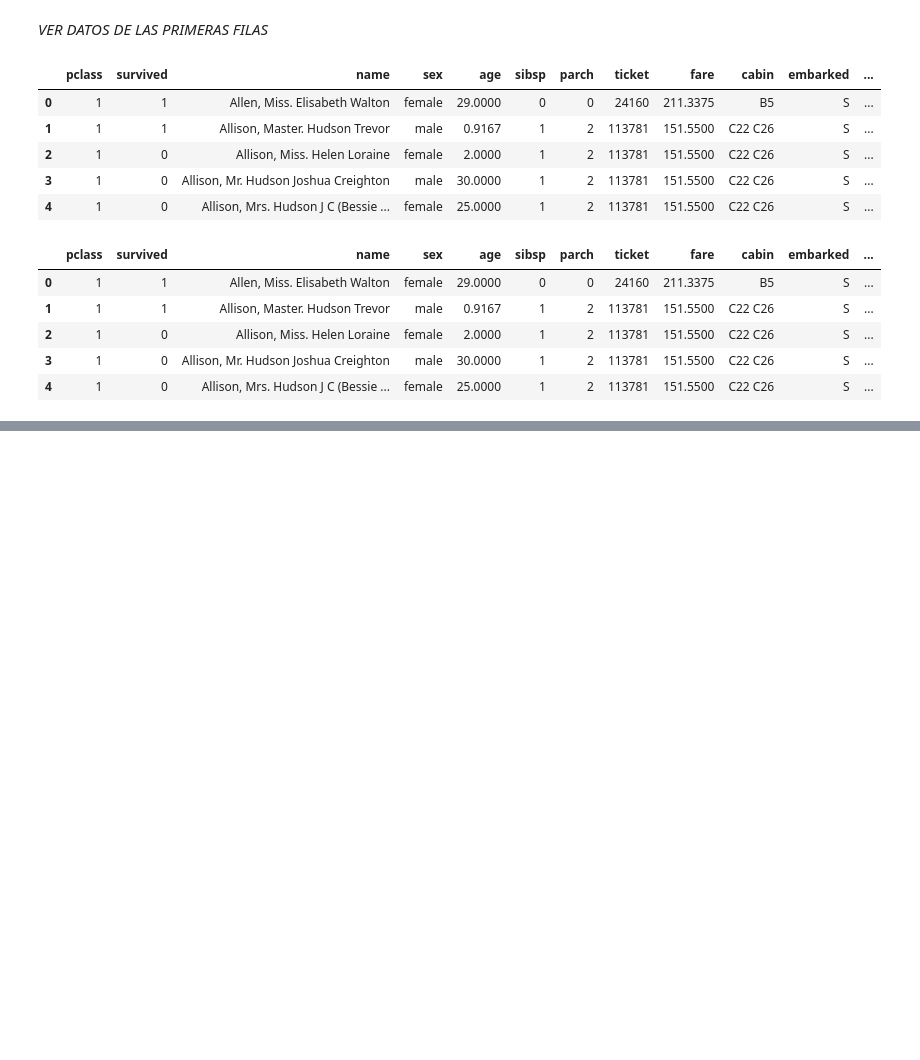
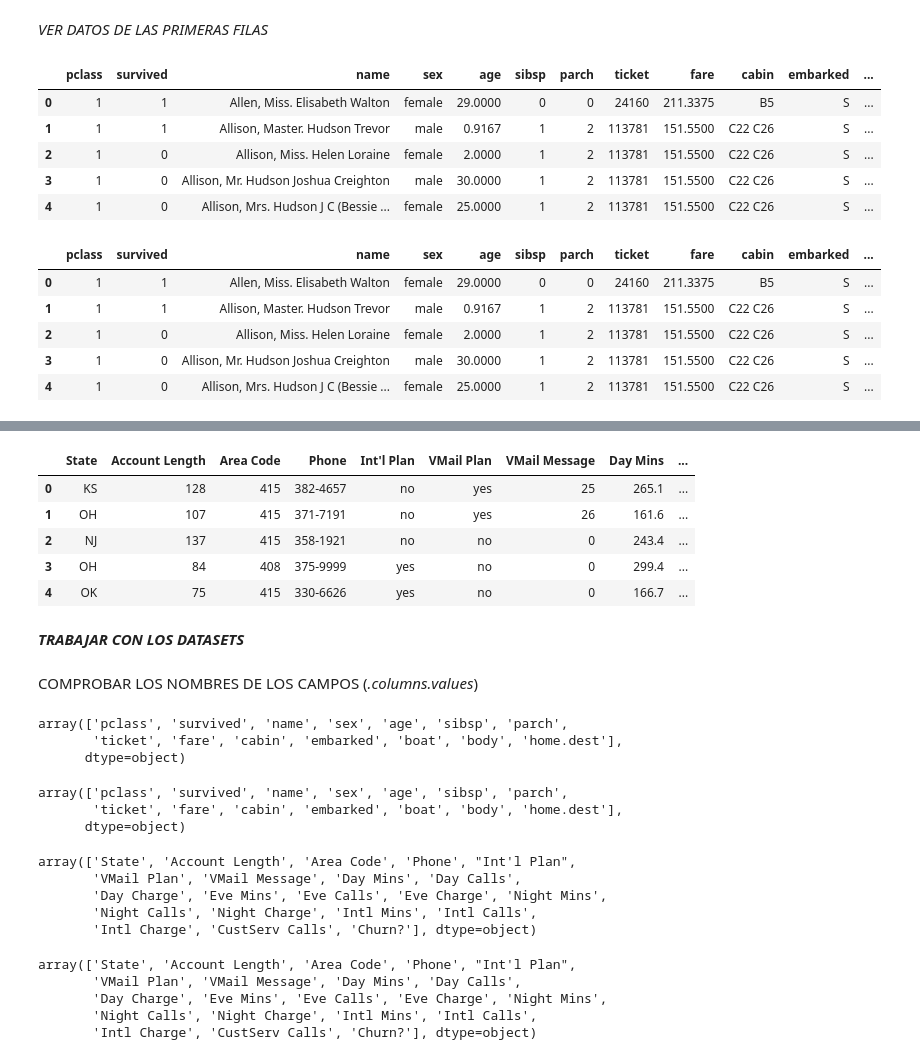
Before and after one commit to javilledo/MachineLearning, a Jupyter notebook: notebooks/t01_01_titanic.ipynb, the cells around one changed output, grey strips where cells are left out. Drawn from its saved outputs; the diff is of its cells as text; code cells hidden in the pictures; blank space fills up the shorter version.

```diff
--- a/notebooks/t01_01_titanic.ipynb
+++ b/notebooks/t01_01_titanic.ipynb
@@ -44,0 +76,41 @@ data_from_url.head()
+# %%
+txt_from_url.head()
+# %% [output]
+|  | State | Account Length | Area Code | Phone | Int'l Plan | VMail Plan | VMail Message | Day Mins | ... |
+| 0 | KS | 128 | 415 | 382-4657 | no | yes | 25 | 265.1 | ... |
+| 1 | OH | 107 | 415 | 371-7191 | no | yes | 26 | 161.6 | ... |
+| 2 | NJ | 137 | 415 | 358-1921 | no | no | 0 | 243.4 | ... |
+| 3 | OH | 84 | 408 | 375-9999 | yes | no | 0 | 299.4 | ... |
+| 4 | OK | 75 | 415 | 330-6626 | yes | no | 0 | 166.7 | ... |
+# %% [markdown]
+***TRABAJAR CON LOS DATASETS***
+# %% [markdown]
+COMPROBAR LOS NOMBRES DE LOS CAMPOS (*.columns.values*)
+# %%
+csv_from_local.columns.values
+# %% [output]
+array(['pclass', 'survived', 'name', 'sex', 'age', 'sibsp', 'parch',
+       'ticket', 'fare', 'cabin', 'embarked', 'boat', 'body', 'home.dest'],
+      dtype=object)
+# %%
+csv_from_url.columns.values
+# %% [output]
+array(['pclass', 'survived', 'name', 'sex', 'age', 'sibsp', 'parch',
+       'ticket', 'fare', 'cabin', 'embarked', 'boat', 'body', 'home.dest'],
+      dtype=object)
+# %%
+txt_from_local.columns.values
+# %% [output]
+array(['State', 'Account Length', 'Area Code', 'Phone', "Int'l Plan",
+       'VMail Plan', 'VMail Message', 'Day Mins', 'Day Calls',
+       'Day Charge', 'Eve Mins', 'Eve Calls', 'Eve Charge', 'Night Mins',
+       'Night Calls', 'Night Charge', 'Intl Mins', 'Intl Calls',
+       'Intl Charge', 'CustServ Calls', 'Churn?'], dtype=object)
+# %%
+txt_from_url.columns.values
+# %% [output]
+array(['State', 'Account Length', 'Area Code', 'Phone', "Int'l Plan",
+       'VMail Plan', 'VMail Message', 'Day Mins', 'Day Calls',
+       'Day Charge', 'Eve Mins', 'Eve Calls', 'Eve Charge', 'Night Mins',
+       'Night Calls', 'Night Charge', 'Intl Mins', 'Intl Calls',
+       'Intl Charge', 'CustServ Calls', 'Churn?'], dtype=object)
```
Also changed, not shown: parts of 21 cells of this notebook.
